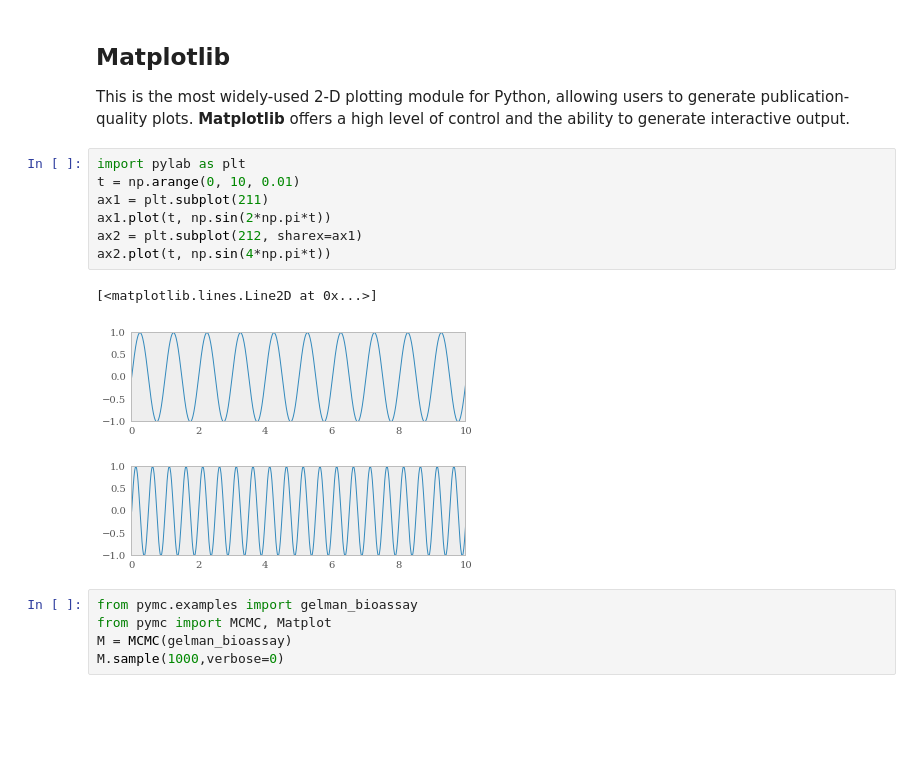
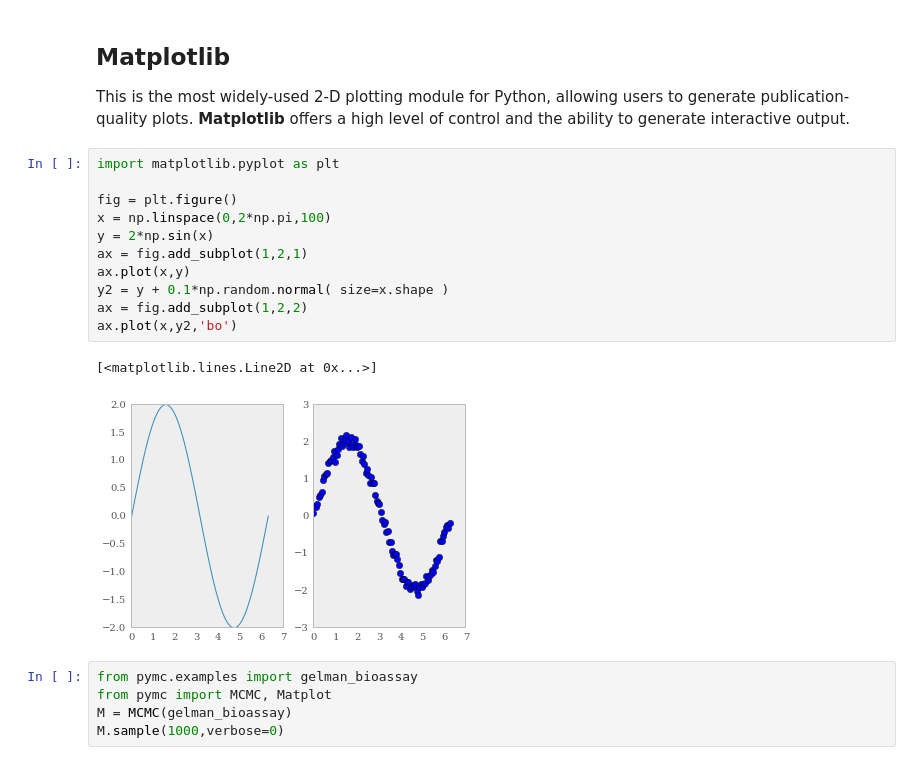
Before and after one commit to fonnesbeck/useRshootout, a Jupyter notebook: slides/UseR_2012.ipynb, the cells around one changed output. Drawn from its saved outputs; the diff is of its cells as text; blank space fills up the shorter version.

```diff
--- a/slides/UseR_2012.ipynb
+++ b/slides/UseR_2012.ipynb
@@ -126,16 +126,20 @@ array([-0.5       ,  1.5       , -0.66666667])
 ## Matplotlib
 
 This is the most widely-used 2-D plotting module for Python, allowing users to generate publication-quality plots. **Matplotlib** offers a high level of control and the ability to generate interactive output.
-# %%
-import pylab as plt
-t = np.arange(0, 10, 0.01)
-ax1 = plt.subplot(211)
-ax1.plot(t, np.sin(2*np.pi*t))
-ax2 = plt.subplot(212, sharex=ax1)
-ax2.plot(t, np.sin(4*np.pi*t))
-# %% [output]
-[<matplotlib.lines.Line2D at 0x...>]
-[figure, removed]
+# %%
+import matplotlib.pyplot as plt
+
+fig = plt.figure()
+x = np.linspace(0,2*np.pi,100)
+y = 2*np.sin(x)
+ax = fig.add_subplot(1,2,1)
+ax.plot(x,y)
+y2 = y + 0.1*np.random.normal( size=x.shape )
+ax = fig.add_subplot(1,2,2)
+ax.plot(x,y2,'bo')
+# %% [output]
+[<matplotlib.lines.Line2D at 0x...>]
+[figure, added]
 # %%
 from pymc.examples import gelman_bioassay
 from pymc import MCMC, Matplot
```
Also changed, not shown: parts of 27 cells of this notebook.
